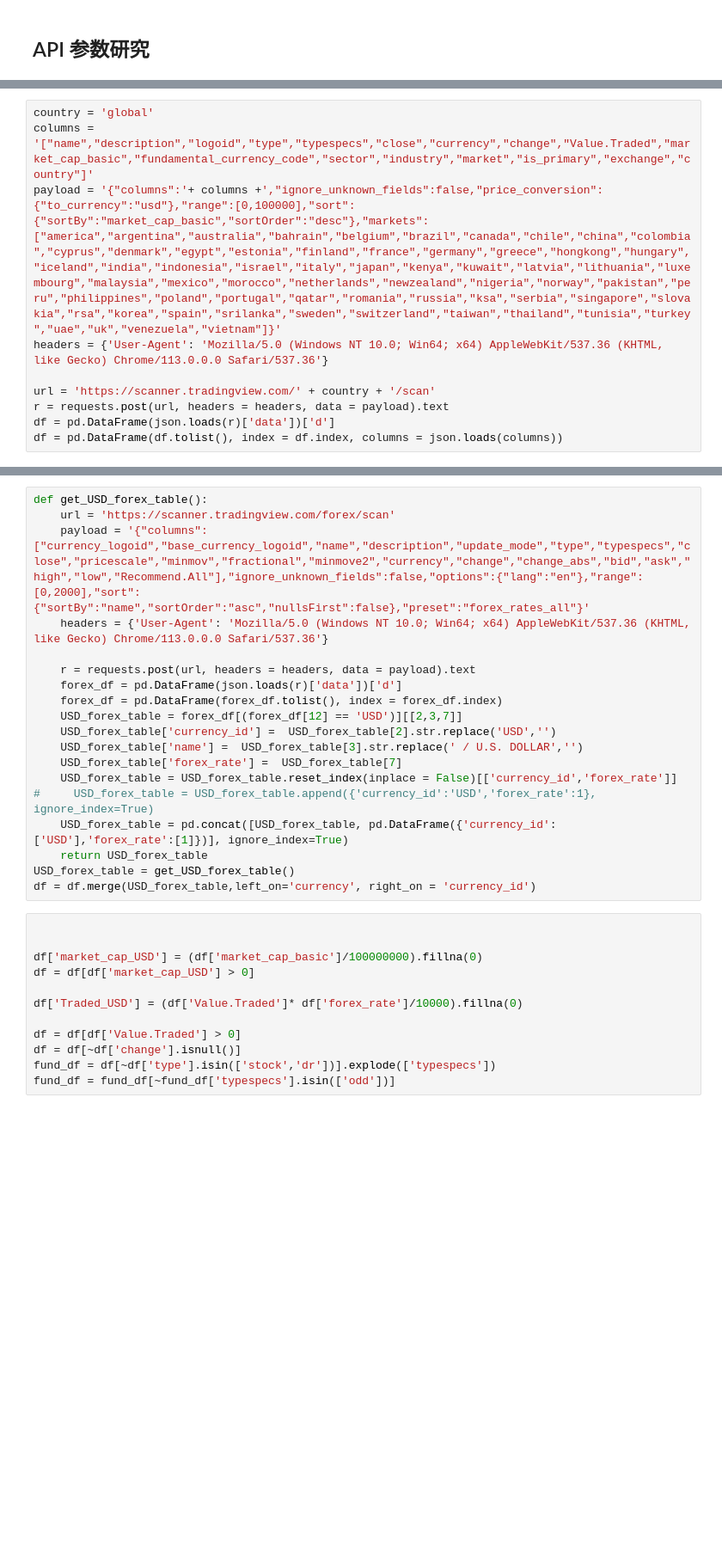
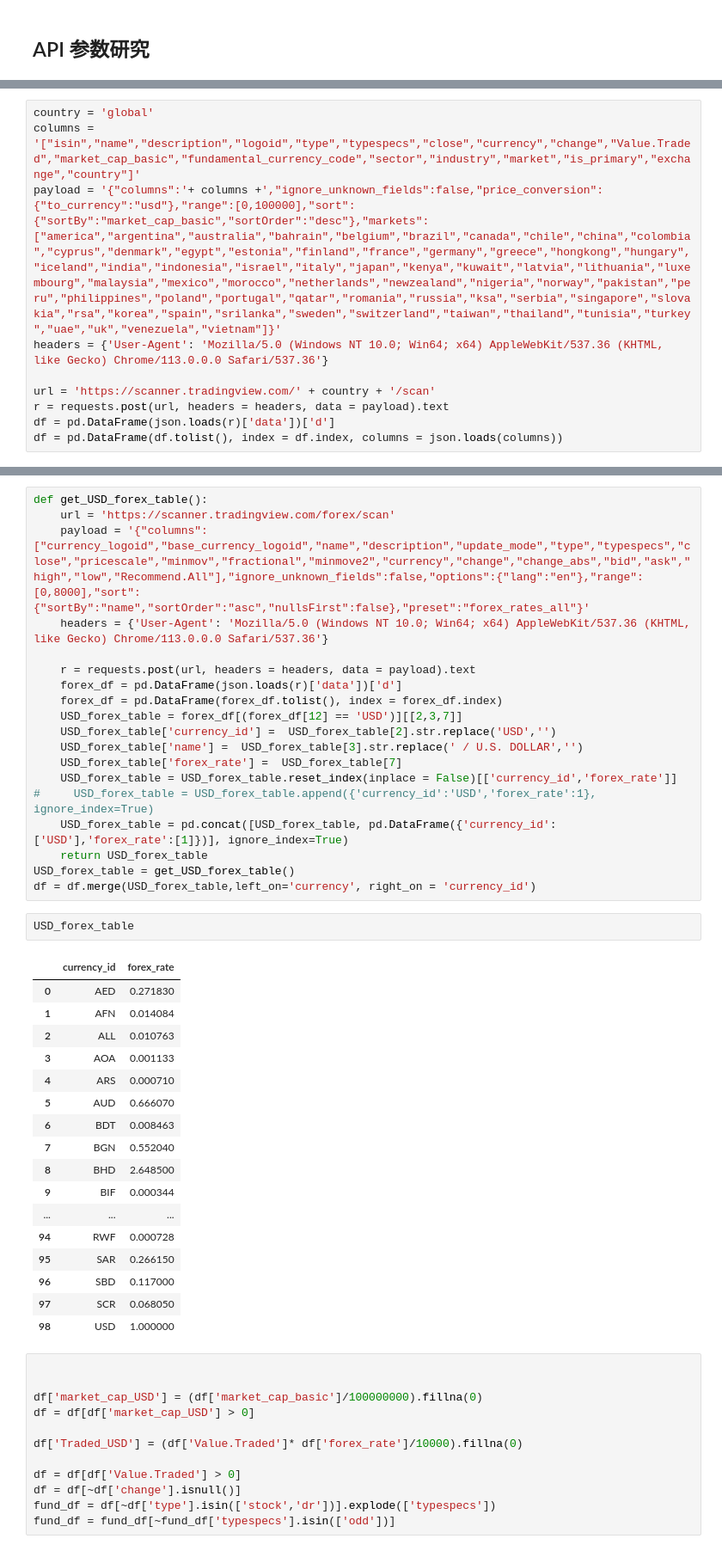
Before and after one commit to alexleethinker/Trading, a Jupyter notebook: notebooks/金融数据爬虫/tradingview爬虫.ipynb, the cells around one changed output, grey strips where cells are left out. Shown at 86% size. Drawn from its saved outputs; the diff is of its cells as text; blank space fills up the shorter version.

```diff
--- a/notebooks/金融数据爬虫/tradingview爬虫.ipynb
+++ b/notebooks/金融数据爬虫/tradingview爬虫.ipynb
@@ -40,6 +42,6 @@ df
 # %%
 country = 'global'
-columns = '["name","description","logoid","type","typespecs","close","currency","change","Value.Traded","market_cap_basic","fundamental_currency_code","sector","industry","market","is_primary","exchange","country"]'
+columns = '["isin","name","description","logoid","type","typespecs","close","currency","change","Value.Traded","market_cap_basic","fundamental_currency_code","sector","industry","market","is_primary","exchange","country"]'
 payload = '{"columns":'+ columns +',"ignore_unknown_fields":false,"price_conversion":{"to_currency":"usd"},"range":[0,100000],"sort":{"sortBy":"market_cap_basic","sortOrder":"desc"},"markets":["america","argentina","australia","bahrain","belgium","brazil","canada","chile","china","colombia","cyprus","denmark","egypt","estonia","finland","france","germany","greece","hongkong","hungary","iceland","india","indonesia","israel","italy","japan","kenya","kuwait","latvia","lithuania","luxembourg","malaysia","mexico","morocco","netherlands","newzealand","nigeria","norway","pakistan","peru","philippines","poland","portugal","qatar","romania","russia","ksa","serbia","singapore","slovakia","rsa","korea","spain","srilanka","sweden","switzerland","taiwan","thailand","tunisia","turkey","uae","uk","venezuela","vietnam"]}'
 headers = {'User-Agent': 'Mozilla/5.0 (Windows NT 10.0; Win64; x64) AppleWebKit/537.36 (KHTML, like Gecko) Chrome/113.0.0.0 Safari/537.36'}
 
@@ -50,7 +68,7 @@ df = pd.DataFrame(df.tolist(), index = df.index, columns = json.loads(columns))
 # %%
 def get_USD_forex_table():
     url = 'https://scanner.tradingview.com/forex/scan'
-    payload = '{"columns":["currency_logoid","base_currency_logoid","name","description","update_mode","type","typespecs","close","pricescale","minmov","fractional","minmove2","currency","change","change_abs","bid","ask","high","low","Recommend.All"],"ignore_unknown_fields":false,"options":{"lang":"en"},"range":[0,2000],"sort":{"sortBy":"name","sortOrder":"asc","nullsFirst":false},"preset":"forex_rates_all"}'
+    payload = '{"columns":["currency_logoid","base_currency_logoid","name","description","update_mode","type","typespecs","close","pricescale","minmov","fractional","minmove2","currency","change","change_abs","bid","ask","high","low","Recommend.All"],"ignore_unknown_fields":false,"options":{"lang":"en"},"range":[0,8000],"sort":{"sortBy":"name","sortOrder":"asc","nullsFirst":false},"preset":"forex_rates_all"}'
     headers = {'User-Agent': 'Mozilla/5.0 (Windows NT 10.0; Win64; x64) AppleWebKit/537.36 (KHTML, like Gecko) Chrome/113.0.0.0 Safari/537.36'}
 
     r = requests.post(url, headers = headers, data = payload).text
@@ -66,6 +84,26 @@ def get_USD_forex_table():
     return USD_forex_table
 USD_forex_table = get_USD_forex_table()
 df = df.merge(USD_forex_table,left_on='currency', right_on = 'currency_id')
+# %%
+USD_forex_table
+# %% [output]
+|  | currency_id | forex_rate |
+| 0 | AED | 0.271830 |
+| 1 | AFN | 0.014084 |
+| 2 | ALL | 0.010763 |
+| 3 | AOA | 0.001133 |
+| 4 | ARS | 0.000710 |
+| 5 | AUD | 0.666070 |
+| 6 | BDT | 0.008463 |
+| 7 | BGN | 0.552040 |
+| 8 | BHD | 2.648500 |
+| 9 | BIF | 0.000344 |
+| ... | ... | ... |
+| 94 | RWF | 0.000728 |
+| 95 | SAR | 0.266150 |
+| 96 | SBD | 0.117000 |
+| 97 | SCR | 0.068050 |
+| 98 | USD | 1.000000 |
 # %%
 
 
```
Also changed, not shown: parts of 6 cells of this notebook, 3 other files.
